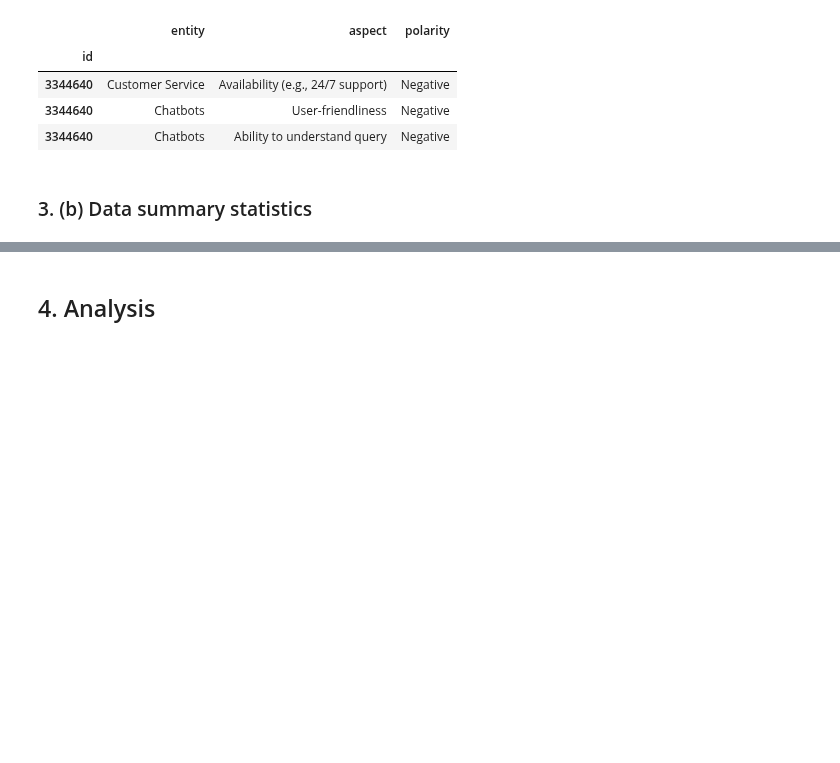
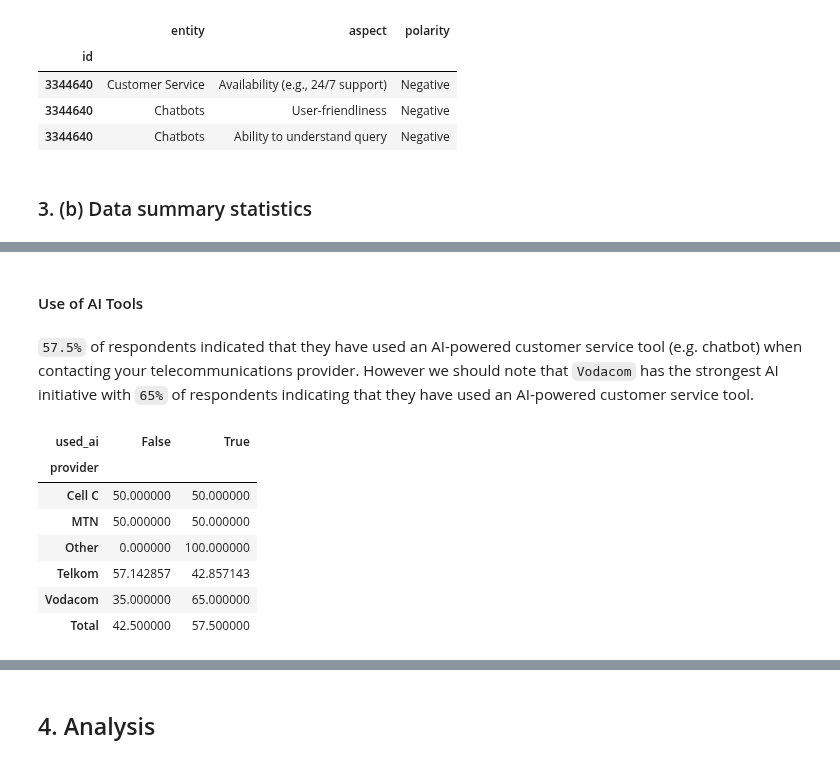
Before and after one commit to JohnnyFoulds/dsm050-2023-apr, a Jupyter notebook: notebooks/04_draft/04-02_pre_processing.ipynb, the cells around one changed output, grey strips where cells are left out. Drawn from its saved outputs; the diff is of its cells as text; code cells hidden in the pictures; blank space fills up the shorter version.

```diff
--- a/notebooks/04_draft/04-02_pre_processing.ipynb
+++ b/notebooks/04_draft/04-02_pre_processing.ipynb
@@ -527,0 +661,20 @@ Rows and Columns loaded: (1595, 3)
+# %% [markdown]
+#### Use of AI Tools
+# %% [markdown]
+`57.5%` of respondents indicated that they have used an AI-powered customer service tool (e.g. chatbot) when contacting your telecommunications provider. However we should note that `Vodacom` has the strongest AI initiative with `65%` of respondents indicating that they have used an AI-powered customer service tool.
+# %%
+pd.crosstab(
+    df_survey['provider'],
+    df_survey['used_ai'],
+    margins=True,
+    margins_name="Total",
+    normalize='index') * 100
+# %% [output]
+| used_ai | False | True |
+| provider |  |  |
+| Cell C | 50.000000 | 50.000000 |
+| MTN | 50.000000 | 50.000000 |
+| Other | 0.000000 | 100.000000 |
+| Telkom | 57.142857 | 42.857143 |
+| Vodacom | 35.000000 | 65.000000 |
+| Total | 42.500000 | 57.500000 |
```
Also changed, not shown: parts of 20 cells of this notebook.
